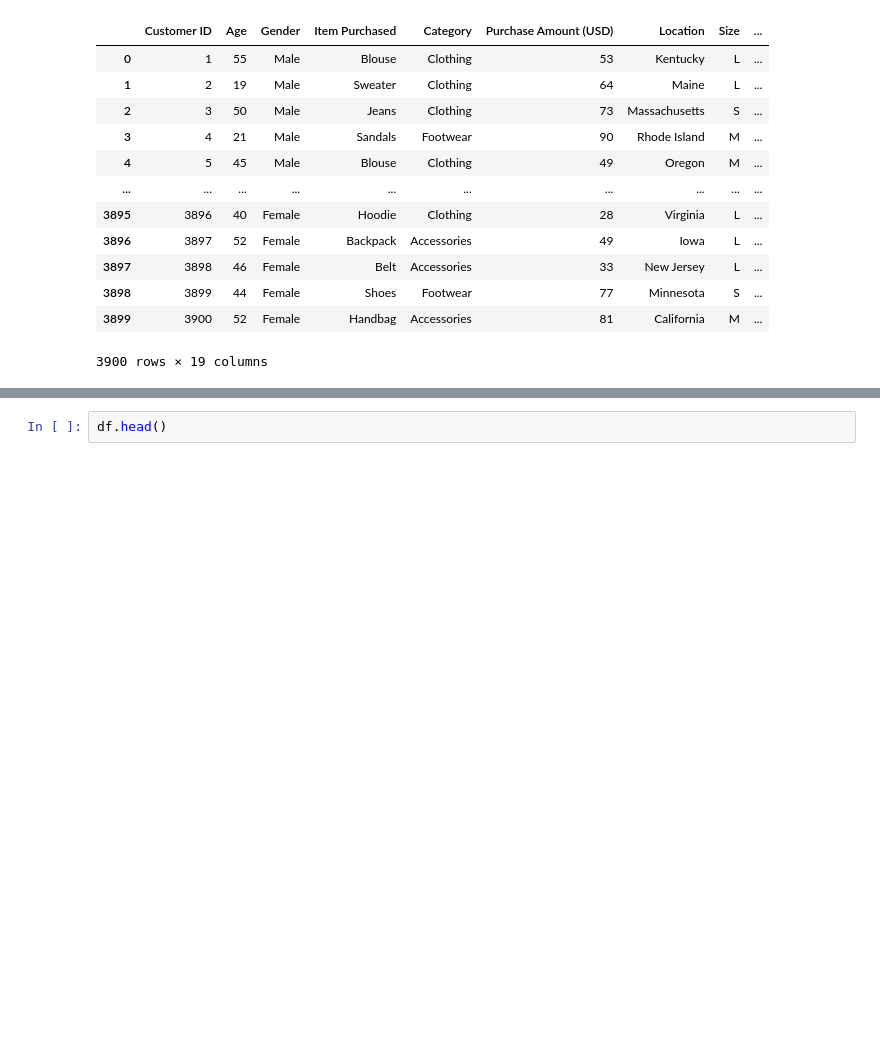
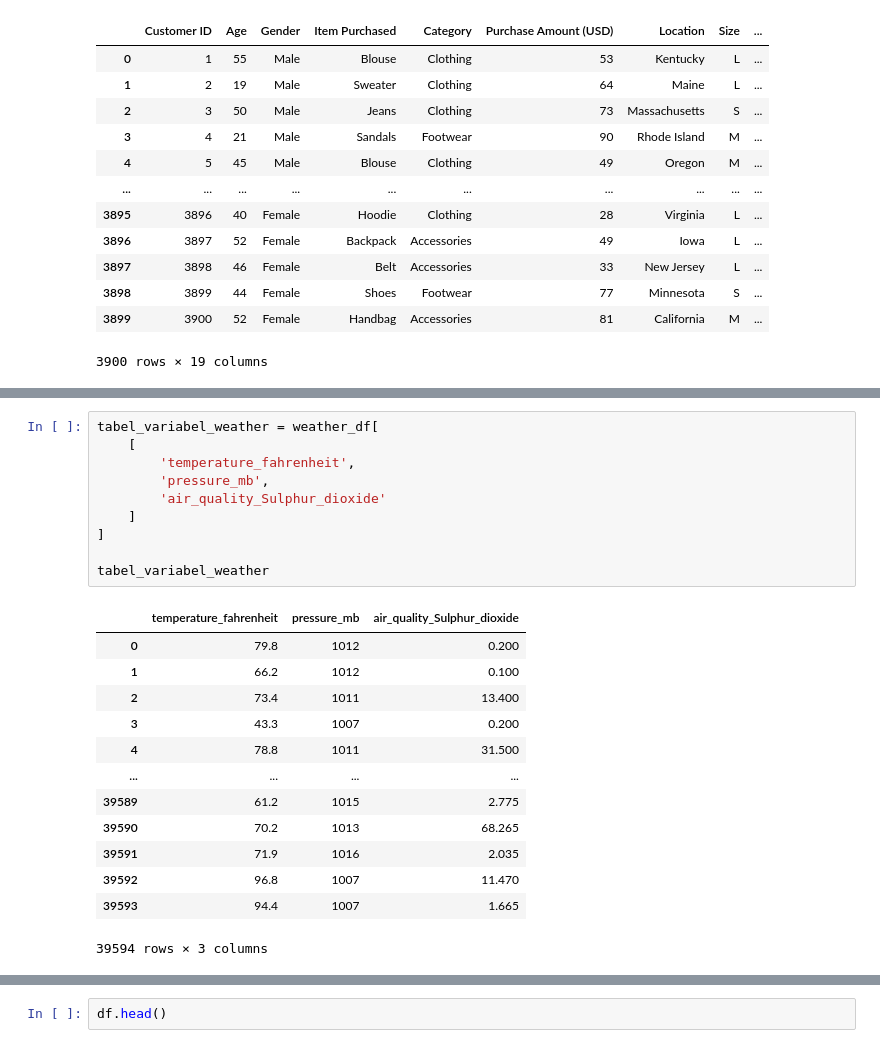
Before and after one commit to oktovaaaaa/certan, a Jupyter notebook: Certan-W2/Tugas_42324001_Oktova Samosir.ipynb, the cells around one changed output, grey strips where cells are left out. Saved outputs shown, nothing was run; the diff lists cells and outputs as text; blank space fills up the shorter version.

```diff
--- a/Certan-W2/Tugas_42324001_Oktova Samosir.ipynb
+++ b/Certan-W2/Tugas_42324001_Oktova Samosir.ipynb
@@ -46,0 +110,24 @@ dalam bentuk DataFrame.
+# %%
+tabel_variabel_weather = weather_df[
+    [
+        'temperature_fahrenheit',
+        'pressure_mb',
+        'air_quality_Sulphur_dioxide'
+    ]
+]
+
+tabel_variabel_weather
+# %% [output]
+|  | temperature_fahrenheit | pressure_mb | air_quality_Sulphur_dioxide |
+| 0 | 79.8 | 1012 | 0.200 |
+| 1 | 66.2 | 1012 | 0.100 |
+| 2 | 73.4 | 1011 | 13.400 |
+| 3 | 43.3 | 1007 | 0.200 |
+| 4 | 78.8 | 1011 | 31.500 |
+| ... | ... | ... | ... |
+| 39589 | 61.2 | 1015 | 2.775 |
+| 39590 | 70.2 | 1013 | 68.265 |
+| 39591 | 71.9 | 1016 | 2.035 |
+| 39592 | 96.8 | 1007 | 11.470 |
+| 39593 | 94.4 | 1007 | 1.665 |
+39594 rows × 3 columns
```
Also changed, not shown: parts of 14 cells of this notebook.
